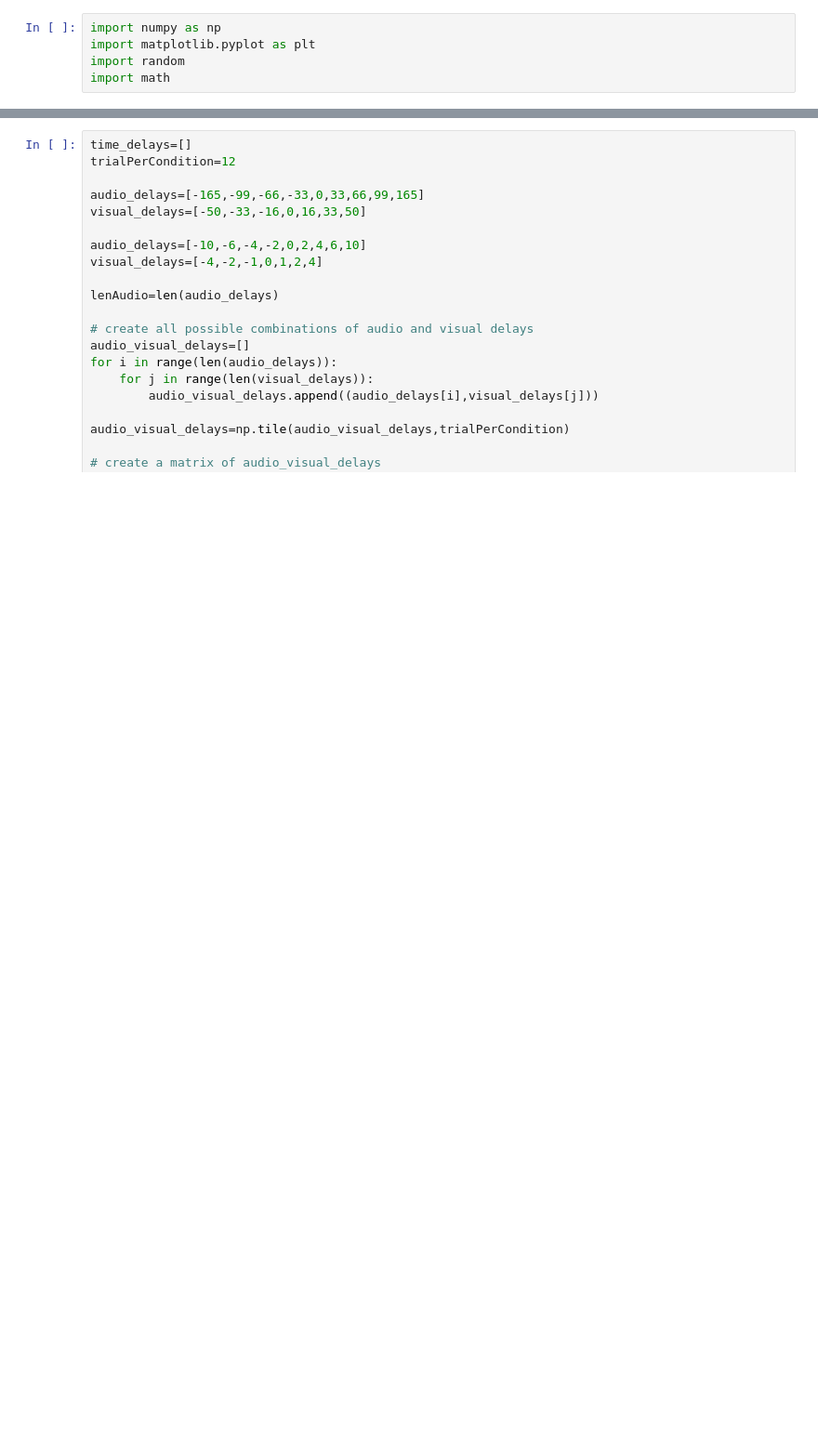
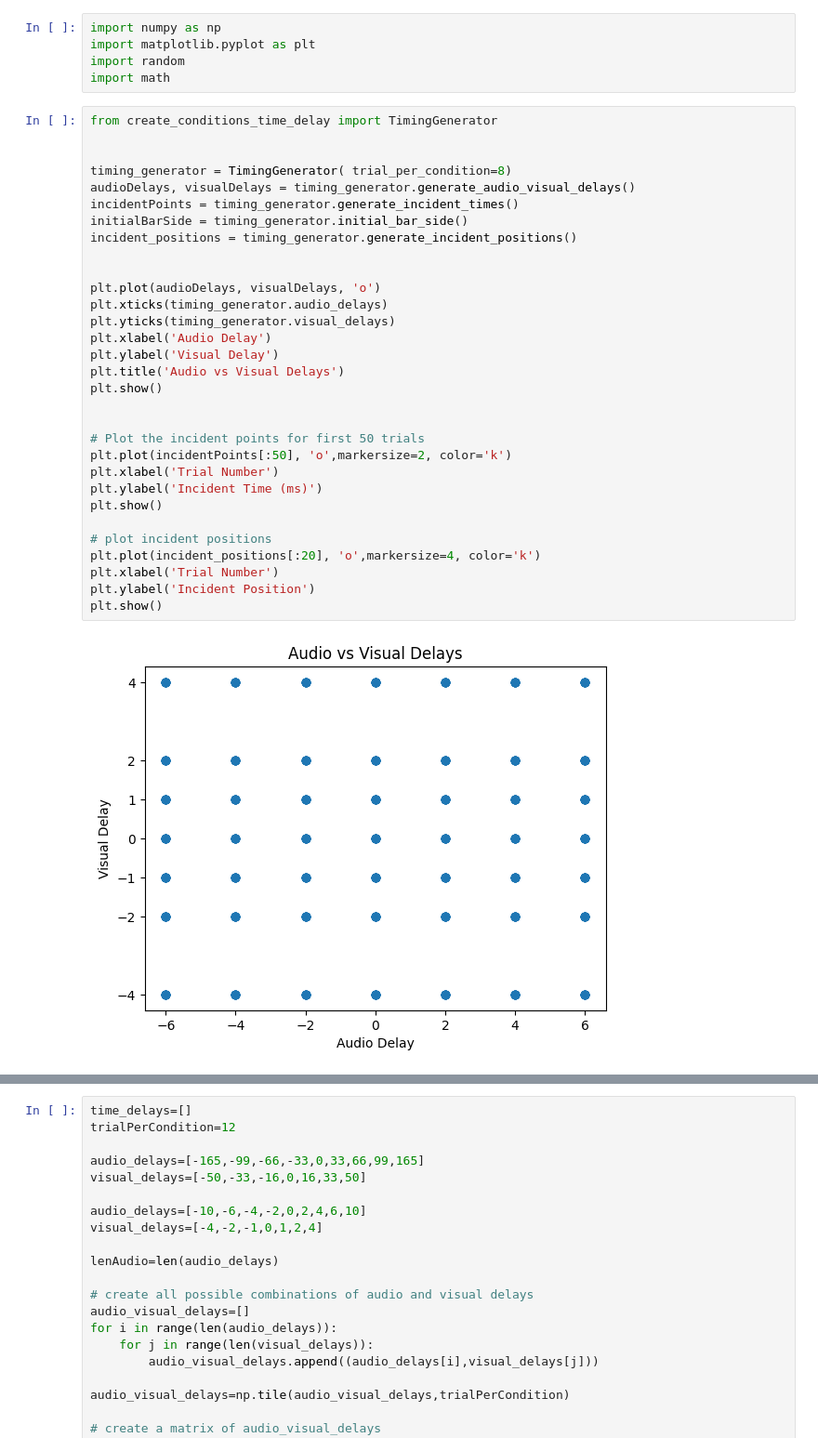
Before and after one commit to omeryildiran/av-v-fle, a Jupyter notebook: create_conditions_time_delay.ipynb, the cells around one changed output, grey strips where cells are left out. Shown at 93% size. Drawn from its saved outputs; the diff is of its cells as text; blank space fills up the shorter version.

```diff
--- a/create_conditions_time_delay.ipynb
+++ b/create_conditions_time_delay.ipynb
@@ -3,3 +3,36 @@ import numpy as np
 import matplotlib.pyplot as plt
 import random
 import math
+# %%
+from create_conditions_time_delay import TimingGenerator
+
+
+timing_generator = TimingGenerator( trial_per_condition=8)
+audioDelays, visualDelays = timing_generator.generate_audio_visual_delays()
+incidentPoints = timing_generator.generate_incident_times()
+initialBarSide = timing_generator.initial_bar_side()
+incident_positions = timing_generator.generate_incident_positions()
+
+
+plt.plot(audioDelays, visualDelays, 'o')
+plt.xticks(timing_generator.audio_delays)
+plt.yticks(timing_generator.visual_delays)
+plt.xlabel('Audio Delay')
+plt.ylabel('Visual Delay')
+plt.title('Audio vs Visual Delays')
+plt.show()
+
+
+# Plot the incident points for first 50 trials
+plt.plot(incidentPoints[:50], 'o',markersize=2, color='k')
+plt.xlabel('Trial Number')
+plt.ylabel('Incident Time (ms)')
+plt.show()
+
+# plot incident positions
+plt.plot(incident_positions[:20], 'o',markersize=4, color='k')
+plt.xlabel('Trial Number')
+plt.ylabel('Incident Position')
+plt.show()
+# %% [output]
+[figure, added]
```
Also changed, not shown: parts of 4 cells of this notebook, 3 other files.
